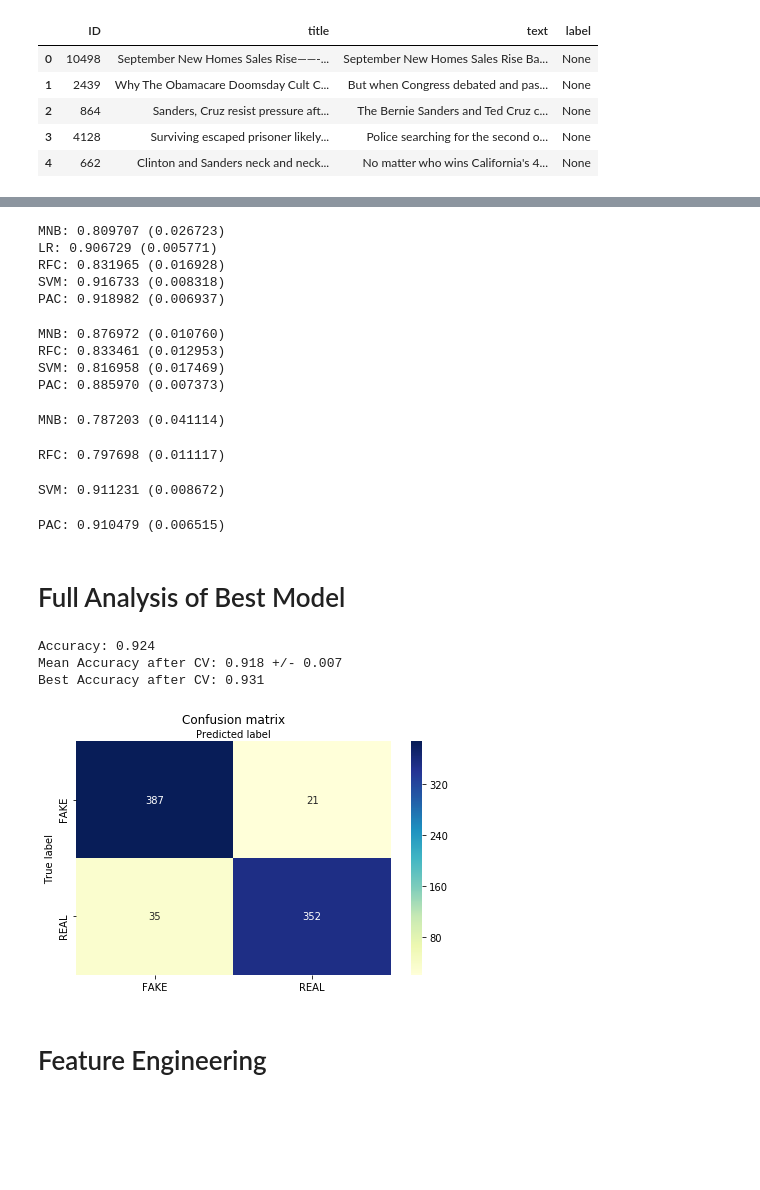
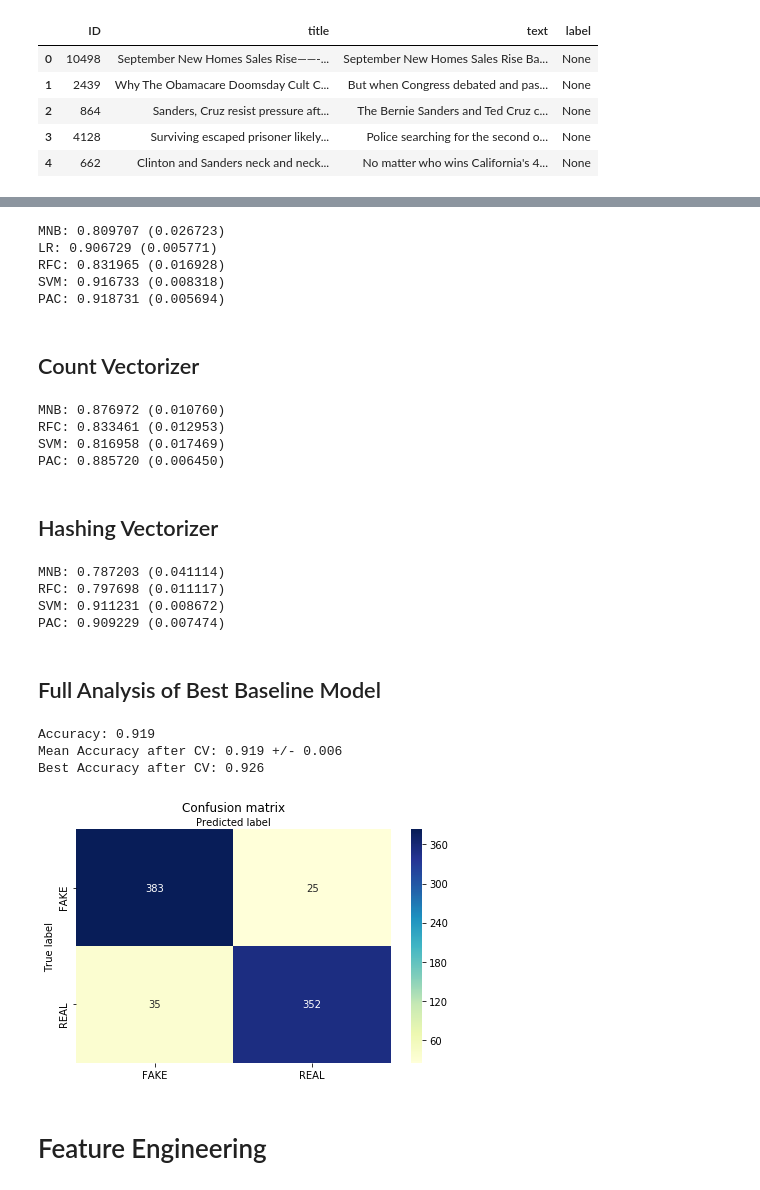
Before and after one commit to martinan92/NLP-FakeNews, a Jupyter notebook: First NLP Assignment (Martinez, Andrew).ipynb, the cells around one changed output, grey strips where cells are left out. Saved outputs shown, nothing was run; the diff lists cells and outputs as text; code cells hidden in the pictures; blank space fills up the shorter version.

Commit message:
Reran for clean output

```diff
--- a/First NLP Assignment (Martinez, Andrew).ipynb
+++ b/First NLP Assignment (Martinez, Andrew).ipynb
@@ -75,6 +75,7 @@ def score_model(df, model, vectorizer, target_var, independent_var,
     X_train, X_test, y_train, y_test = train_test_split(
         X, y, test_size=size, random_state=seed)
 
+    #Toggle if pipeline or discrete model is passed
     if(standalone):
         pipeline = model.fit(X=X_train, y=y_train)
     else:
@@ -82,6 +83,7 @@ def score_model(df, model, vectorizer, target_var, independent_var,
 
     pred = pipeline.predict(X_test)
 
+    #Toggle to include model in output
     if(return_model):
         return(pipeline.score(X_test, y_test), y_test, pred, pipeline)
     else:
@@ -96,6 +98,7 @@ def cv_evaluate(df, model, vectorizer, target_var, independent_var, seed, cv=5,
     X = df_new.loc[:, independent_var]
     y = df_new.loc[:, target_var]
 
+    #Toggle if pipeline or discrete model is passed
     if(standalone):
         benchmark_model = make_pipeline(
             vectorizer, model).fit(X=X, y=y.values.ravel())
@@ -118,6 +121,7 @@ def tune_model(df, model, vectorizer, param, target_var, independent_var,
         X, y, test_size=size, random_state=seed)
     pipeline = Pipeline([vectorizer, model])
 
+    #Toggle to run Grid Search or Randomized Search (to save on computation time)
     if(gridSearch):
         gsearch = GridSearchCV(estimator=pipeline, param_grid=param,
                                scoring=metric, n_jobs=n_jobs, cv=kfolds, verbose=verbose)
@@ -155,12 +159,14 @@ def confusion_heat_map(test_set, prediction_set, class_names):
 
 
 def run_full_iteration(df, model, vectorizer, target_var, independent_var, size,
-                       seed, pipeline=False, return_model=True, cv=5):
+                       seed, standalone=False, return_model=True, cv=5):
+    #Returns score on holdout set
     score, y_test, pred, model = score_model(
         df, model, vectorizer, target_var, independent_var, size,
-        seed, pipeline, return_model)
+        seed, standalone, return_model)
     print("Accuracy: %0.3f" % score)
 
+    #Returns cross-validated score
     accuracy = cv_evaluate(df, model, vectorizer,
                            target_var, independent_var, seed, cv)
     print('Mean Accuracy after CV: {:.3f} +/- {:.03f}'.format(np.mean(accuracy), np.std(accuracy)))
@@ -191,7 +199,7 @@ models.append(('SVM', SVC(kernel='linear')))
 models.append(('PAC', PassiveAggressiveClassifier(random_state=seed)))
 # models.append(('GB', GradientBoostingClassifier())) #takes too long
 
-vectorizer = TfidfVectorizer(stop_words='english', max_df=0.8)
+vectorizer = TfidfVectorizer(stop_words='english')
 
 # evaluate each model in turn
 results = []
@@ -209,7 +217,9 @@ MNB: 0.809707 (0.026723)
 LR: 0.906729 (0.005771)
 RFC: 0.831965 (0.016928)
 SVM: 0.916733 (0.008318)
-PAC: 0.918982 (0.006937)
+PAC: 0.918731 (0.005694)
+# %% [markdown]
+## Count Vectorizer
 # %%
 vectorizer = CountVectorizer(stop_words='english')
 
@@ -237,18 +247,11 @@ for name, model in models:
 MNB: 0.876972 (0.010760)
 RFC: 0.833461 (0.012953)
 SVM: 0.816958 (0.017469)
-PAC: 0.885970 (0.007373)
+PAC: 0.885720 (0.006450)
+# %% [markdown]
+## Hashing Vectorizer
 # %%
 vectorizer = HashingVectorizer(stop_words='english', non_negative=True)
-
-models = []
-models.append(('MNB', MultinomialNB()))
-# models.append(('LR', LogisticRegression(solver='lbfgs', multi_class='auto'))) #Fails to converge
-# models.append(('KNN', KNeighborsClassifier())) #very poor performance
-models.append(('RFC', RandomForestClassifier(random_state = seed)))
-models.append(('SVM', SVC(kernel='linear')))
-models.append(('PAC', PassiveAggressiveClassifier(random_state=seed)))
-# models.append(('GB', GradientBoostingClassifier())) #takes too long
 
 # evaluate each model in turn
 results = []
@@ -263,22 +266,22 @@ for name, model in models:
     print(msg)
 # %% [output]
 MNB: 0.787203 (0.041114)
+RFC: 0.797698 (0.011117)
+SVM: 0.911231 (0.008672)
+PAC: 0.909229 (0.007474)
-RFC: 0.797698 (0.011117)
-SVM: 0.911231 (0.008672)
-PAC: 0.910479 (0.006515)
 # %% [markdown]
-# Full Analysis of Best Model
+## Full Analysis of Best Baseline Model
 # %%
-vectorizer = TfidfVectorizer(stop_words='english', max_df=0.8)
+vectorizer = TfidfVectorizer(stop_words='english')
 model = PassiveAggressiveClassifier(random_state=seed)
 
 run_full_iteration(prepared_train_df, model, vectorizer,
                    target_var, independent_var, size, seed, cv=4)
 # %% [output]
-Accuracy: 0.924
-Mean Accuracy after CV: 0.918 +/- 0.007
-Best Accuracy after CV: 0.931
+Accuracy: 0.919
+Mean Accuracy after CV: 0.919 +/- 0.006
+Best Accuracy after CV: 0.926
-[figure, old version]
+[figure, new version]
 # %% [markdown]
 # Feature Engineering
 # %% [markdown]
```
Also changed, not shown: parts of 8 cells of this notebook.
